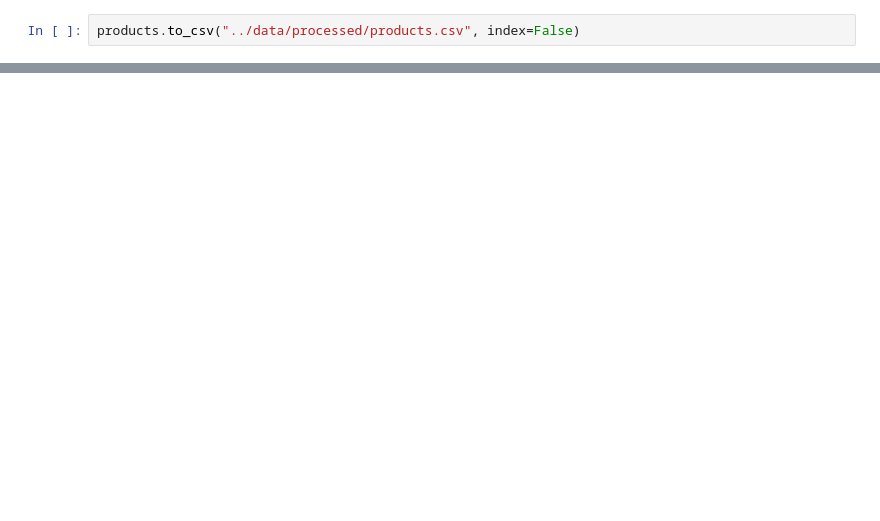
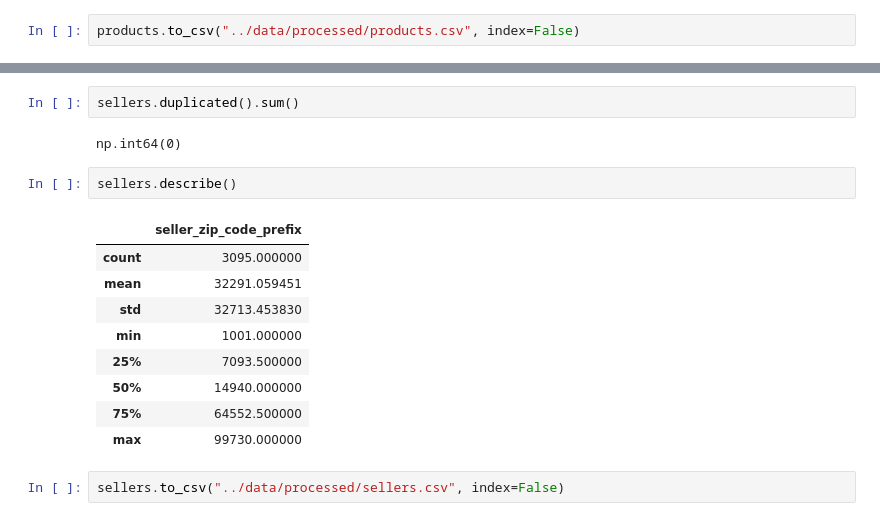
Before and after one commit to ela-art/Brazilian-ecommerce-sql-analysis., a Jupyter notebook: notebooks/Eda_olist.ipynb, the cells around one changed output, grey strips where cells are left out. Cells and saved outputs as stored; diff of their text form; blank space fills up the shorter version.

```diff
--- a/notebooks/Eda_olist.ipynb
+++ b/notebooks/Eda_olist.ipynb
@@ -963,0 +1007,18 @@ products.to_csv("../data/processed/products.csv", index=False)
+# %%
+sellers.duplicated().sum()
+# %% [output]
+np.int64(0)
+# %%
+sellers.describe()
+# %% [output]
+|  | seller_zip_code_prefix |
+| count | 3095.000000 |
+| mean | 32291.059451 |
+| std | 32713.453830 |
+| min | 1001.000000 |
+| 25% | 7093.500000 |
+| 50% | 14940.000000 |
+| 75% | 64552.500000 |
+| max | 99730.000000 |
+# %%
+sellers.to_csv("../data/processed/sellers.csv", index=False)
```
Also changed, not shown: parts of 22 cells of this notebook, 3 other files.
